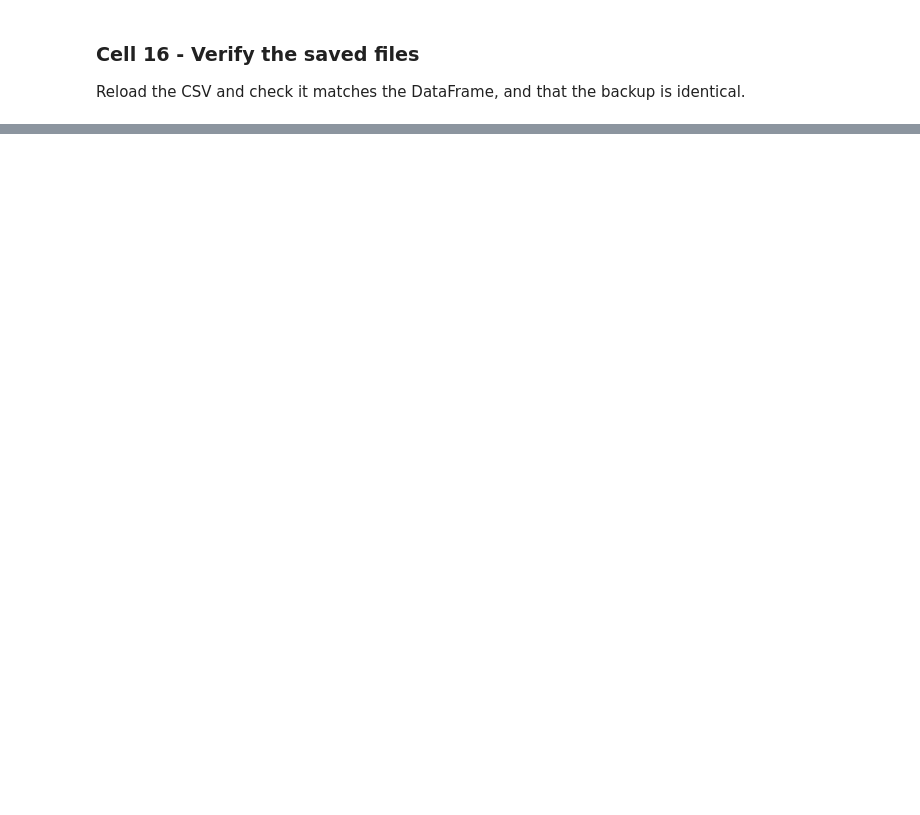
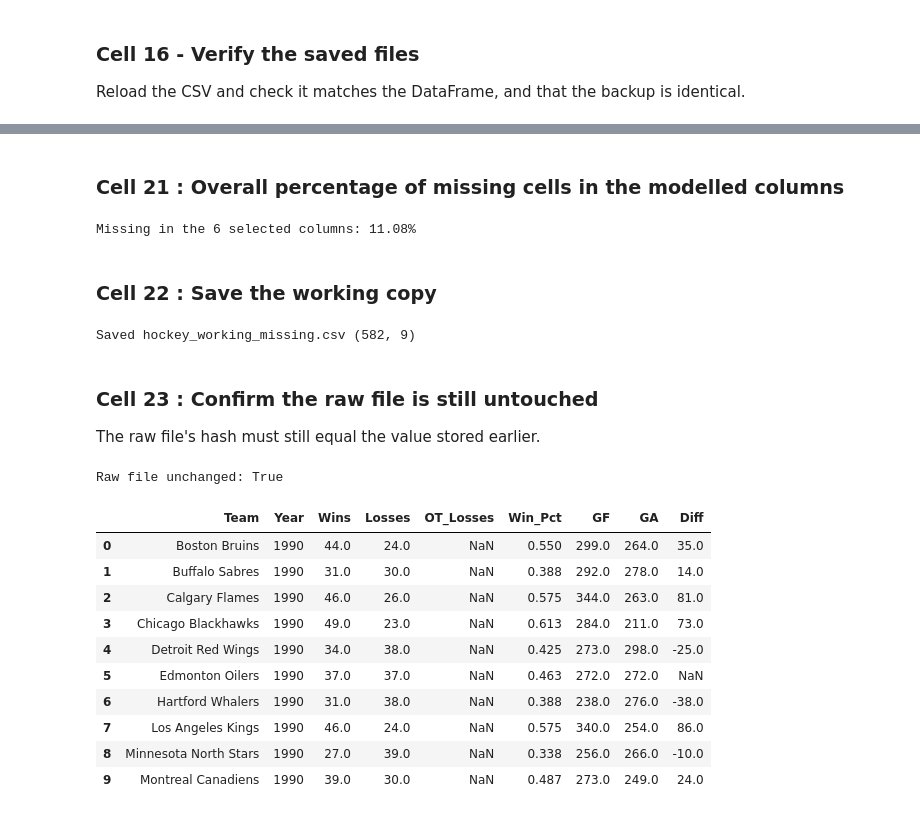
Before and after one commit to nadayali710-spec/Programming-For-AI-Project, a Jupyter notebook: Hockey_Project.ipynb, the cells around one changed output, grey strips where cells are left out. Drawn from its saved outputs; the diff is of its cells as text; code cells hidden in the pictures; blank space fills up the shorter version.

```diff
--- a/Hockey_Project.ipynb
+++ b/Hockey_Project.ipynb
@@ -320,0 +359,4 @@ print(check.isna().sum())
+# %%
+df_work = pd.read_csv("hockey_raw.csv").copy()
+print("Working copy shape:", df_work.shape)
+print("Missing before:", int(df_work.isna().sum().sum()))
@@ -320,0 +368,4 @@ print(check.isna().sum())
+# %%
+cols_to_blank = ["Wins", "Losses", "OT_Losses", "GF", "GA", "Diff"]
+MISSING_FRAC = 0.05
+rng = np.random.default_rng(42)
@@ -320,0 +374,5 @@ print(check.isna().sum())
+# %%
+for col in cols_to_blank:
+    n_missing = int(round(MISSING_FRAC * len(df_work)))
+    idx = rng.choice(df_work.index, size=n_missing, replace=False)
+    df_work.loc[idx, col] = np.nan
@@ -320,0 +398,33 @@ print(check.isna().sum())
+# %% [markdown]
+### Cell 21 : Overall percentage of missing cells in the modelled columns
+# %%
+overall = df_work[cols_to_blank].isna().sum().sum() / df_work[cols_to_blank].size * 100
+print(f"Missing in the 6 selected columns: {overall:.2f}%")
+# %% [output]
+Missing in the 6 selected columns: 11.08%
+# %% [markdown]
+### Cell 22 : Save the working copy
+# %%
+df_work.to_csv("hockey_working_missing.csv", index=False)
+print("Saved hockey_working_missing.csv", df_work.shape)
+# %% [output]
+Saved hockey_working_missing.csv (582, 9)
+# %% [markdown]
+### Cell 23 : Confirm the raw file is still untouched
+The raw file's hash must still equal the value stored earlier.
+# %%
+print("Raw file unchanged:", file_hash("hockey_raw.csv") == raw_hash)
+df_work.head(10)
+# %% [output]
+Raw file unchanged: True
+|  | Team | Year | Wins | Losses | OT_Losses | Win_Pct | GF | GA | Diff |
+| 0 | Boston Bruins | 1990 | 44.0 | 24.0 | NaN | 0.550 | 299.0 | 264.0 | 35.0 |
+| 1 | Buffalo Sabres | 1990 | 31.0 | 30.0 | NaN | 0.388 | 292.0 | 278.0 | 14.0 |
+| 2 | Calgary Flames | 1990 | 46.0 | 26.0 | NaN | 0.575 | 344.0 | 263.0 | 81.0 |
+| 3 | Chicago Blackhawks | 1990 | 49.0 | 23.0 | NaN | 0.613 | 284.0 | 211.0 | 73.0 |
+| 4 | Detroit Red Wings | 1990 | 34.0 | 38.0 | NaN | 0.425 | 273.0 | 298.0 | -25.0 |
+| 5 | Edmonton Oilers | 1990 | 37.0 | 37.0 | NaN | 0.463 | 272.0 | 272.0 | NaN |
+| 6 | Hartford Whalers | 1990 | 31.0 | 38.0 | NaN | 0.388 | 238.0 | 276.0 | -38.0 |
+| 7 | Los Angeles Kings | 1990 | 46.0 | 24.0 | NaN | 0.575 | 340.0 | 254.0 | 86.0 |
+| 8 | Minnesota North Stars | 1990 | 27.0 | 39.0 | NaN | 0.338 | 256.0 | 266.0 | -10.0 |
+| 9 | Montreal Canadiens | 1990 | 39.0 | 30.0 | NaN | 0.487 | 273.0 | 249.0 | 24.0 |
```
Also changed, not shown: parts of 11 cells of this notebook.
